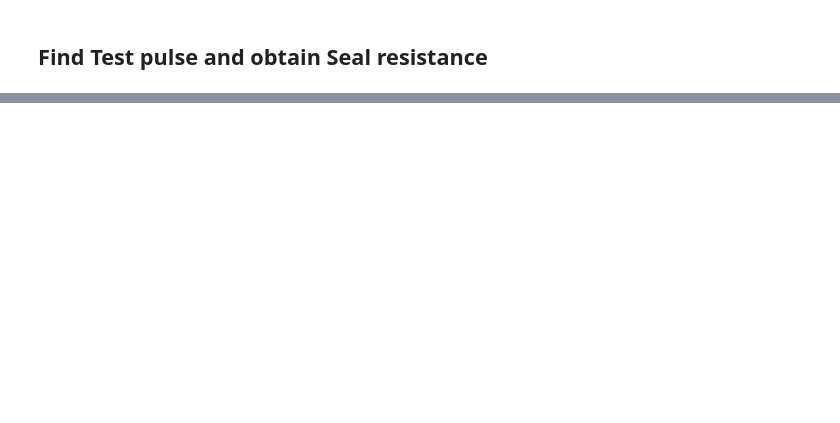
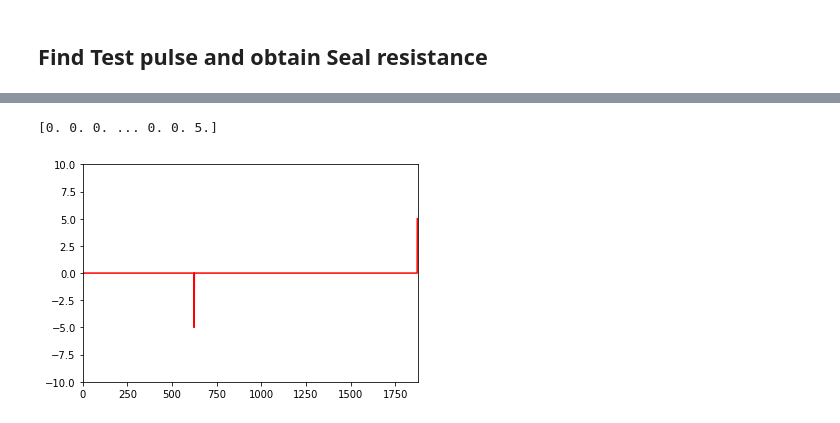
Before and after one commit to opavon/PAG_ephys_analysis, a Jupyter notebook: loose_seal/testpulse_Rseal_develop.ipynb, the cells around one changed output, grey strips where cells are left out. Saved outputs shown, nothing was run; the diff lists cells and outputs as text; code cells hidden in the pictures; blank space fills up the shorter version.

```diff
--- a/loose_seal/testpulse_Rseal_develop.ipynb
+++ b/loose_seal/testpulse_Rseal_develop.ipynb
@@ -71,3 +190,12 @@ plt.show()
+# %%
+sweep_diff = np.diff(sweep)
+print(sweep_diff)
+plt.plot(sweep_diff, 'r')
+plt.axis([0, len(sweep_diff), -10, 10])
+plt.show()
+# %% [output]
+[0. 0. 0. ... 0. 0. 5.]
+[figure, added]
 # %%
 def parse_TTL_edges(TTL, edgeType):
     trial =0
```
Also changed, not shown: parts of 10 cells of this notebook.
